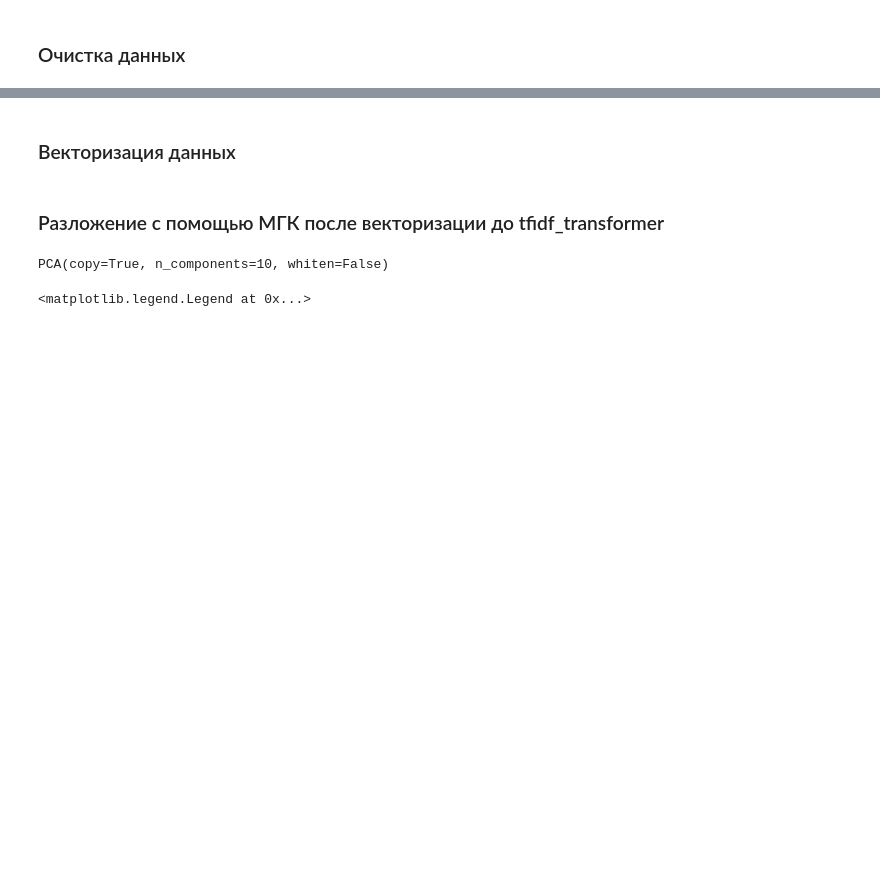
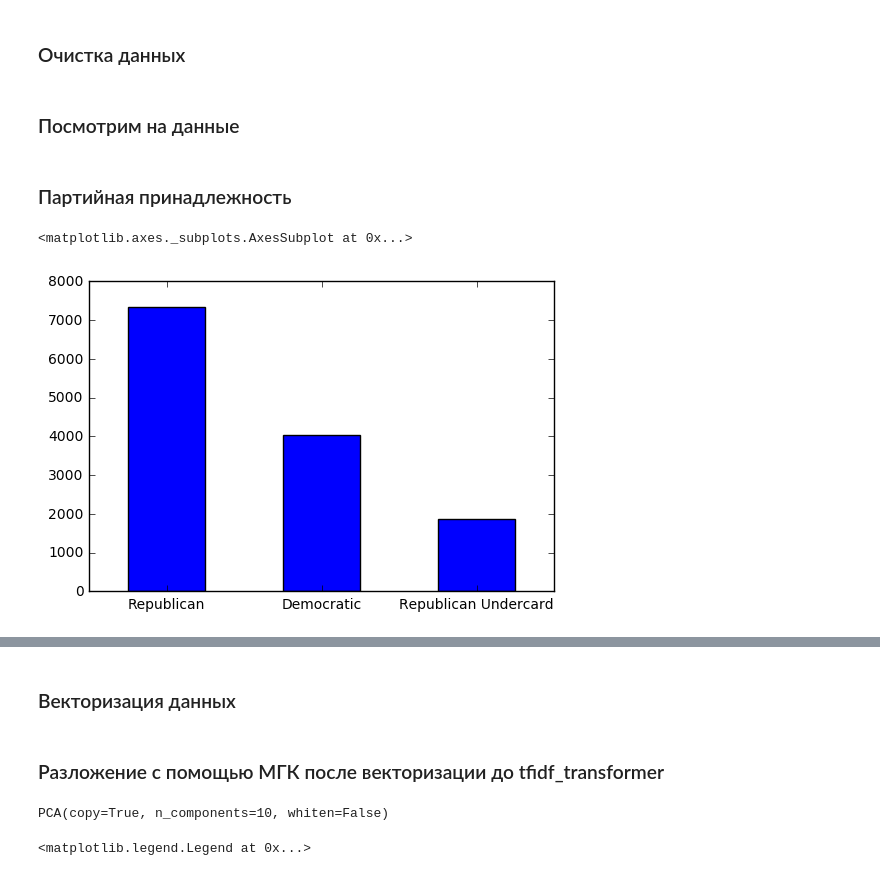
Before and after one commit to VENHEADs/python, a Jupyter notebook: Goto%20november%202016/PCA FINAL.ipynb, the cells around one changed output, grey strips where cells are left out. Saved outputs shown, nothing was run; the diff lists cells and outputs as text; code cells hidden in the pictures; blank space fills up the shorter version.

```diff
--- a/Goto%20november%202016/PCA FINAL.ipynb
+++ b/Goto%20november%202016/PCA FINAL.ipynb
@@ -31,3 +31,12 @@ def clean_df(df, x=1, y=15):
 data = pd.read_csv('primary_debates_cleaned.csv')
 df = clean_df(data)
 train = df.Text.values
+# %% [markdown]
+### Посмотрим на данные
+# %% [markdown]
+### Партийная принадлежность
+# %%
+data.Party.value_counts().plot(kind="bar", rot=0)
+# %% [output]
+<matplotlib.axes._subplots.AxesSubplot at 0x...>
+[figure, added]
```
Also changed, not shown: parts of 12 cells of this notebook.
